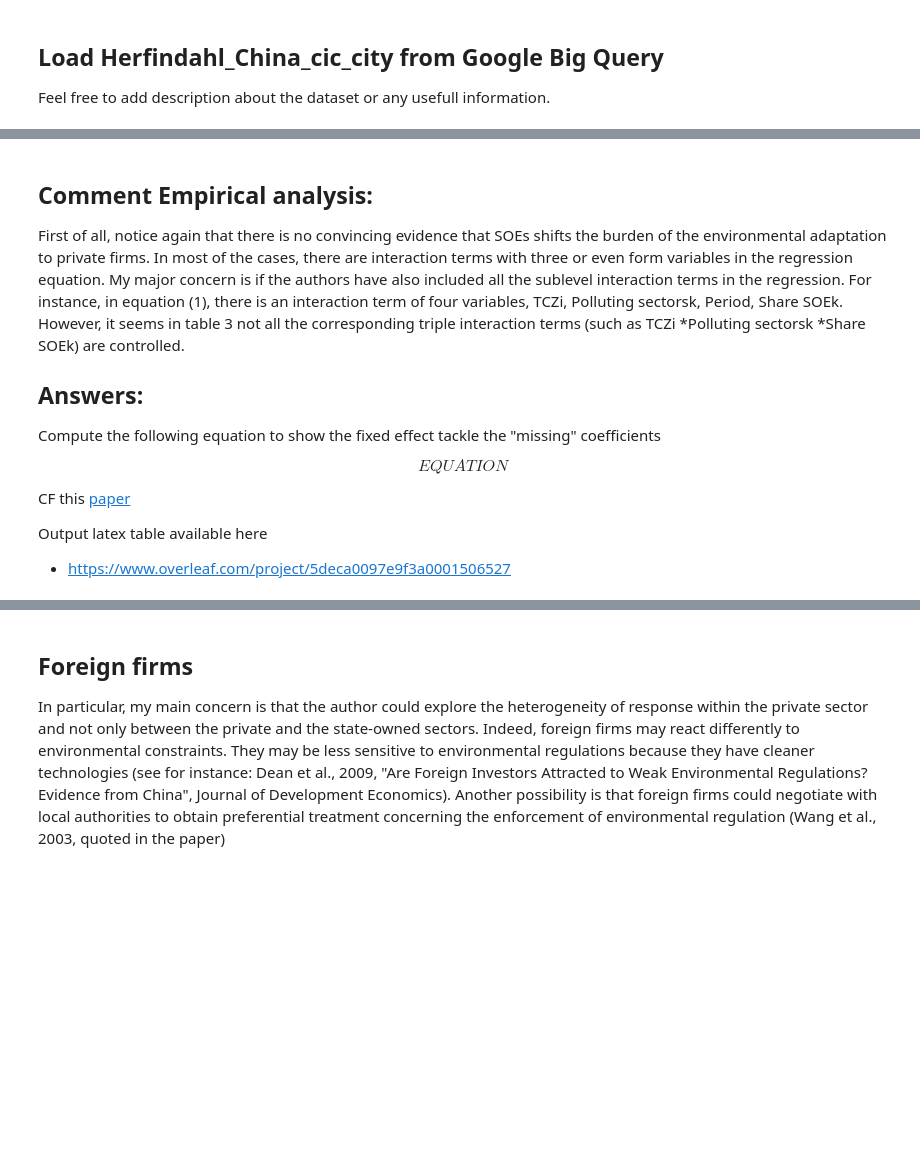
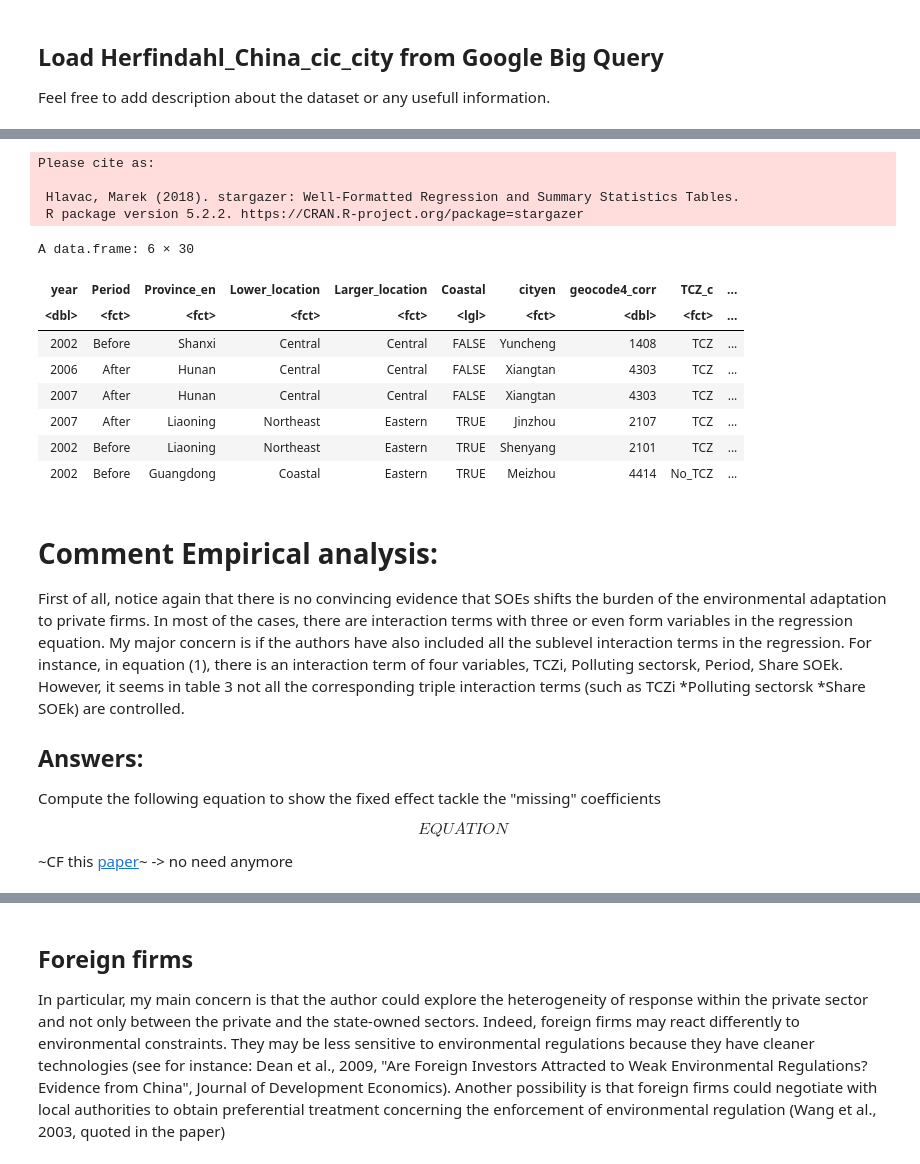
Before and after one commit to thomaspernet/SBC_pollution_China, a Jupyter notebook: Data_analysis/SBC_pollution_China_Revision.ipynb, the cells around one changed output, grey strips where cells are left out. Cells and saved outputs as stored; diff of their text form; code cells hidden in the pictures; blank space fills up the shorter version.

```diff
--- a/Data_analysis/SBC_pollution_China_Revision.ipynb
+++ b/Data_analysis/SBC_pollution_China_Revision.ipynb
@@ -85,23 +107,37 @@ library('progress')
 # %%
-path = "SBC_pollution_R.R"
+path = "functions/SBC_pollution_R.R"
 source(path)
-path = "SBC_pollutiuon_golatex.R"
+path = "functions/SBC_pollutiuon_golatex.R"
 source(path)
 
 df_final <- df_final %>%
     mutate_if(is.character, as.factor) %>%
     mutate_at(vars(starts_with("FE")), as.factor) %>%
     mutate(
          Period = relevel(Period, ref='Before'),
          TCZ_c = relevel(TCZ_c, ref='No_TCZ'),
          effort_c = relevel(effort_c, ref='Below'),
          polluted_di = relevel(polluted_di, ref='Below'),
          polluted_mi = relevel(polluted_mi, ref='Below'),
          polluted_thre = relevel(polluted_thre, ref='Below'),
   )
 head(df_final)
+# %% [output]
+Please cite as:
+
+ Hlavac, Marek (2018). stargazer: Well-Formatted Regression and Summary Statistics Tables.
+ R package version 5.2.2. https://CRAN.R-project.org/package=stargazer
+A data.frame: 6 × 30
+| year | Period | Province_en | Lower_location | Larger_location | Coastal | cityen | geocode4_corr | TCZ_c | ... |
+| <dbl> | <fct> | <fct> | <fct> | <fct> | <lgl> | <fct> | <dbl> | <fct> | ... |
+| 2002 | Before | Shanxi | Central | Central | FALSE | Yuncheng | 1408 | TCZ | ... |
+| 2006 | After | Hunan | Central | Central | FALSE | Xiangtan | 4303 | TCZ | ... |
+| 2007 | After | Hunan | Central | Central | FALSE | Xiangtan | 4303 | TCZ | ... |
+| 2007 | After | Liaoning | Northeast | Eastern | TRUE | Jinzhou | 2107 | TCZ | ... |
+| 2002 | Before | Liaoning | Northeast | Eastern | TRUE | Shenyang | 2101 | TCZ | ... |
+| 2002 | Before | Guangdong | Coastal | Eastern | TRUE | Meizhou | 4414 | No_TCZ | ... |
 # %% [markdown]
-## Comment Empirical analysis:
+# Comment Empirical analysis:
 
 First of all, notice again that there is no convincing evidence that SOEs shifts the burden of the environmental adaptation to private firms. In most of the cases, there are interaction terms with three or even form variables in the regression equation. My major concern is if the authors have also included all the sublevel interaction terms in the regression. For instance, in equation (1), there is an interaction term of four variables, TCZi, Polluting sectorsk, Period, Share SOEk. However, it seems in table 3 not all the corresponding triple interaction terms (such as TCZi *Polluting sectorsk *Share SOEk) are controlled.
 
@@ -111,8 +147,4 @@ Compute the following equation to show the fixed effect tackle the "missing" coe
 
 $$EQUATION$$
 
-CF this [paper](https://drive.google.com/file/d/1-SXSlRoS_2ZW7CK6XMhcXpJDPxAEF1xG/view)
-
-Output latex table available here
-
-- https://www.overleaf.com/project/5deca0097e9f3a0001506527
+~CF this [paper](https://drive.google.com/file/d/1-SXSlRoS_2ZW7CK6XMhcXpJDPxAEF1xG/view)~ -> no need anymore
```
Also changed, not shown: parts of 62 cells of this notebook, 1 other file.
